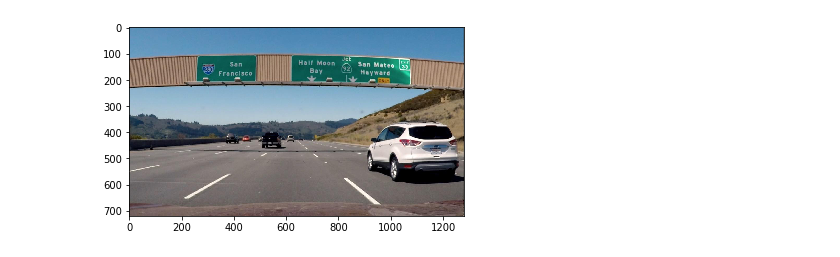
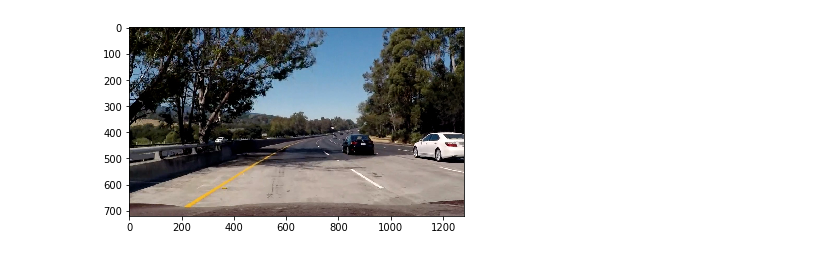
Before and after one commit to singlavinod/Self-Driving-Car-NanoDegree-Udacity, a Jupyter notebook: Term1-Computer-Vision-and-Deep-Learning/Project4-Advanced-Lane_Lines/visualize.ipynb, the cells around one changed output. Cells and saved outputs as stored; diff of their text form; code cells hidden in the pictures.

```diff
--- a/Term1-Computer-Vision-and-Deep-Learning/Project4-Advanced-Lane_Lines/visualize.ipynb
+++ b/Term1-Computer-Vision-and-Deep-Learning/Project4-Advanced-Lane_Lines/visualize.ipynb
@@ -6,10 +6,11 @@ import cv2
 import random
 %matplotlib inline
 # %%
-img = mpimg.imread(r"C:\Users\VINOD\Google Drive\SDCND\img.png")
+#img = mpimg.imread(r"C:\Users\VINOD\Google Drive\SDCND\img.png")
+img = mpimg.imread(r"C:\Users\VINOD\Google Drive\SDCND\CarND-Advanced-Lane-Lines\color-shadow-example.jpg")
 imgplot = plt.imshow(img)
 # %% [output]
-[figure, old version]
+[figure, new version]
 # %%
 # Define a function that applies Sobel x or y,
 # then takes an absolute value and applies a threshold.
```
Also changed, not shown: parts of 14 cells of this notebook.
